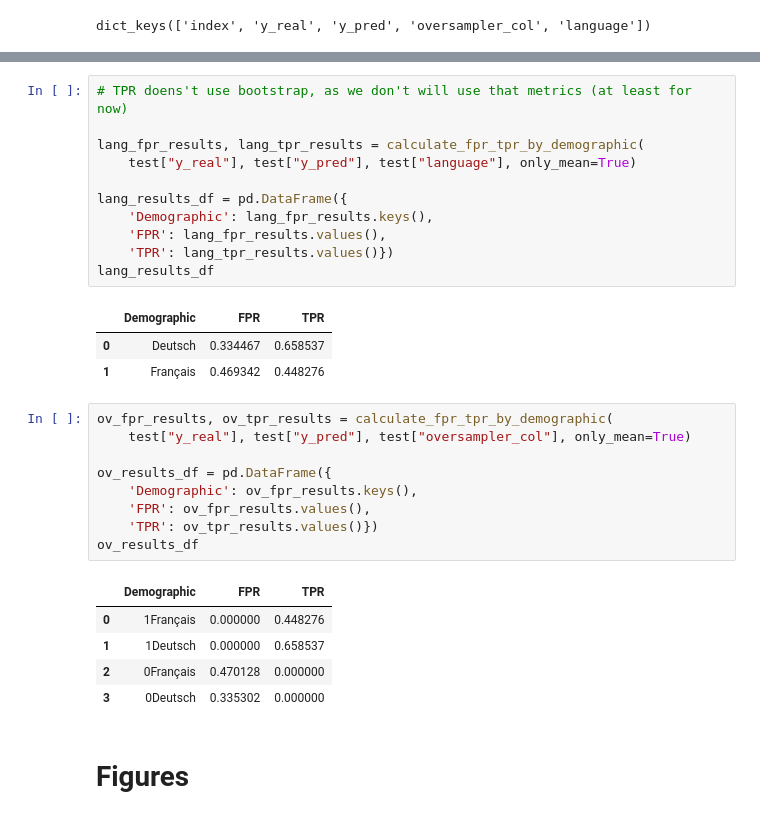
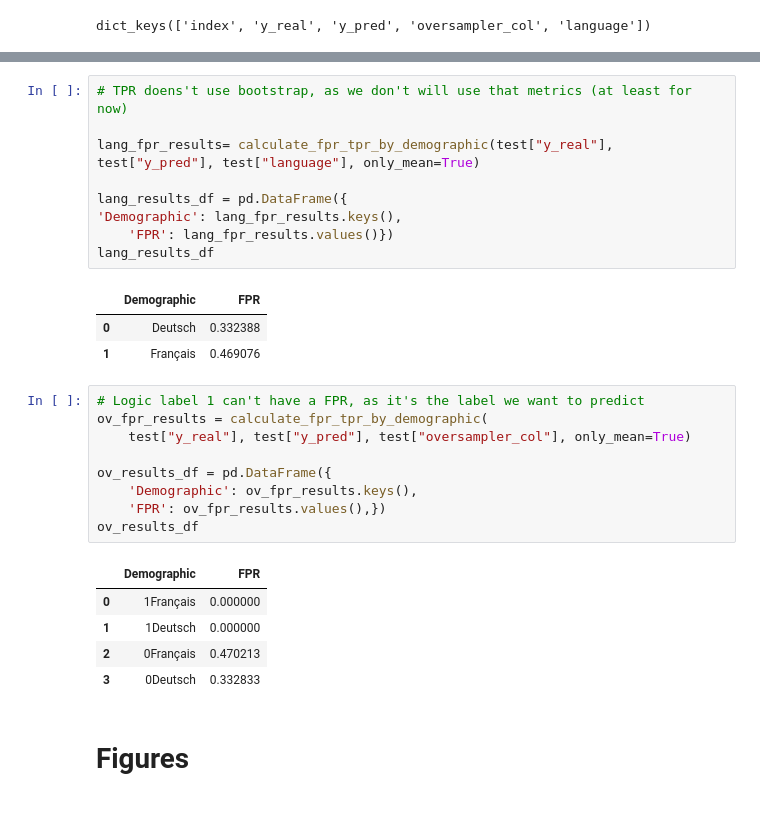
Before and after one commit to CS-433/ml-project-2-losmodelosmatemagicos, a Jupyter notebook: src/get_metrics_of_results.ipynb, the cells around one changed output, grey strips where cells are left out. Drawn from its saved outputs; the diff is of its cells as text.

```diff
--- a/src/get_metrics_of_results.ipynb
+++ b/src/get_metrics_of_results.ipynb
@@ -171,33 +170,31 @@ Mean FPR: 0.379 +/- 0.041, 95% CI: [0.3060935012302794, 0.45990938837150763]
 # %%
 # TPR doens't use bootstrap, as we don't will use that metrics (at least for now)
 
-lang_fpr_results, lang_tpr_results = calculate_fpr_tpr_by_demographic(
-    test["y_real"], test["y_pred"], test["language"], only_mean=True)
+lang_fpr_results= calculate_fpr_tpr_by_demographic(test["y_real"], test["y_pred"], test["language"], only_mean=True)
 
 lang_results_df = pd.DataFrame({
-    'Demographic': lang_fpr_results.keys(),
-    'FPR': lang_fpr_results.values(),
-    'TPR': lang_tpr_results.values()})
+'Demographic': lang_fpr_results.keys(),
+    'FPR': lang_fpr_results.values()})
 lang_results_df
 # %% [output]
-|  | Demographic | FPR | TPR |
-| 0 | Deutsch | 0.334467 | 0.658537 |
-| 1 | Français | 0.469342 | 0.448276 |
+|  | Demographic | FPR |
+| 0 | Deutsch | 0.332388 |
+| 1 | Français | 0.469076 |
 # %%
-ov_fpr_results, ov_tpr_results = calculate_fpr_tpr_by_demographic(
+# Logic label 1 can't have a FPR, as it's the label we want to predict
+ov_fpr_results = calculate_fpr_tpr_by_demographic(
     test["y_real"], test["y_pred"], test["oversampler_col"], only_mean=True)
 
 ov_results_df = pd.DataFrame({
     'Demographic': ov_fpr_results.keys(),
-    'FPR': ov_fpr_results.values(),
-    'TPR': ov_tpr_results.values()})
+    'FPR': ov_fpr_results.values(),})
 ov_results_df
 # %% [output]
-|  | Demographic | FPR | TPR |
-| 0 | 1Français | 0.000000 | 0.448276 |
-| 1 | 1Deutsch | 0.000000 | 0.658537 |
-| 2 | 0Français | 0.470128 | 0.000000 |
-| 3 | 0Deutsch | 0.335302 | 0.000000 |
+|  | Demographic | FPR |
+| 0 | 1Français | 0.000000 |
+| 1 | 1Deutsch | 0.000000 |
+| 2 | 0Français | 0.470213 |
+| 3 | 0Deutsch | 0.332833 |
 # %% [markdown]
 # Figures
 # %%
```
Also changed, not shown: parts of 7 cells of this notebook.
